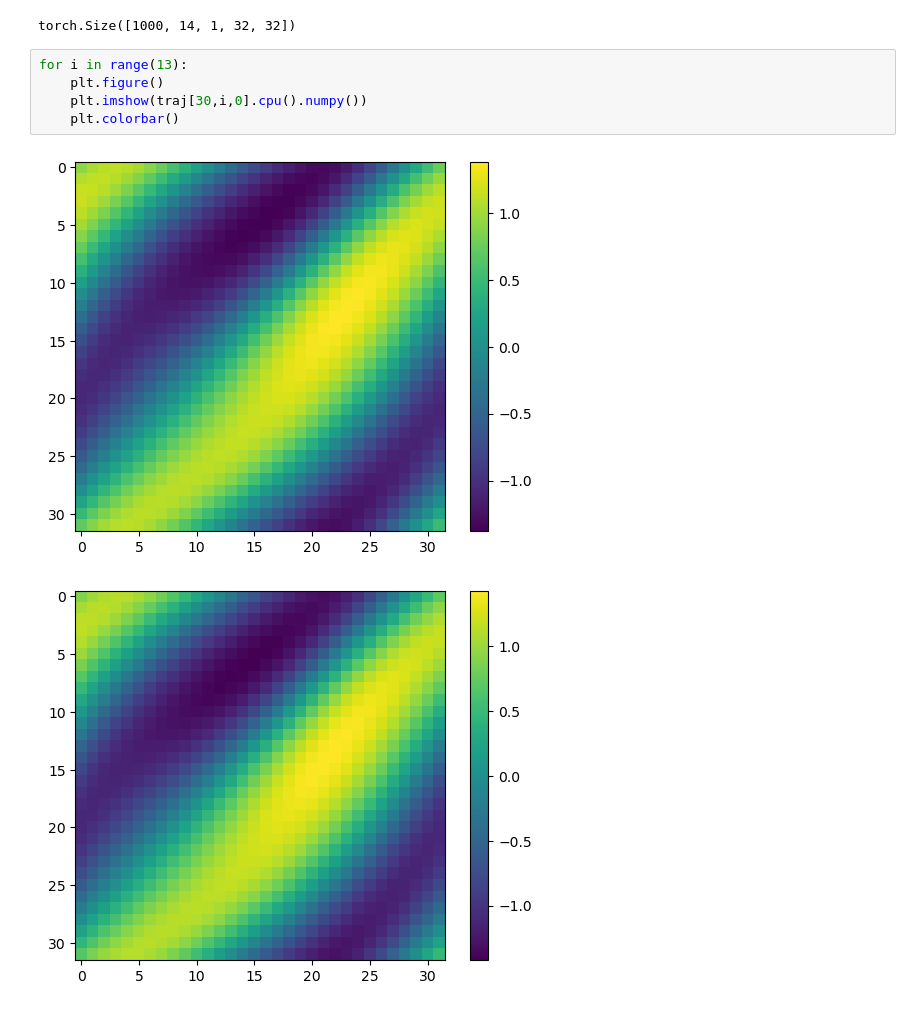
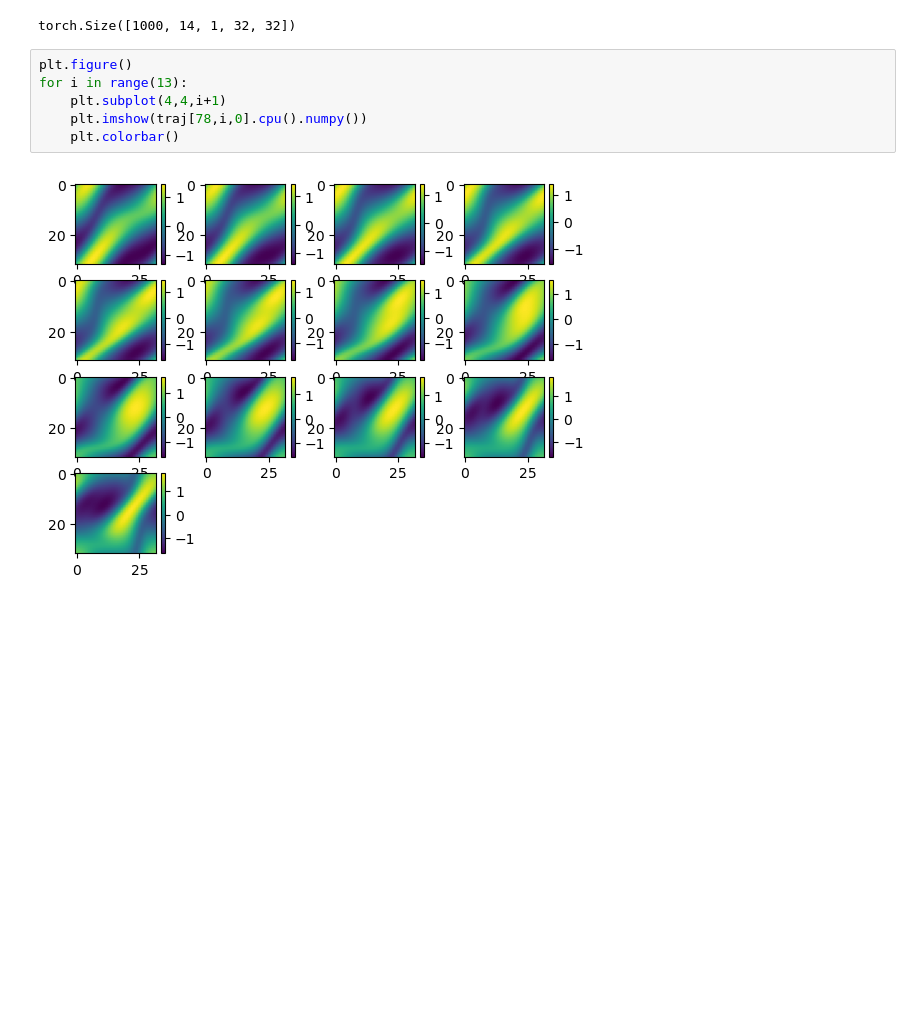
Before and after one commit to yegonkim/stap, a Jupyter notebook: diversity_visualization_ns.ipynb, the cells around one changed output. Drawn from its saved outputs; the diff is of its cells as text; blank space fills up the shorter version.

```diff
--- a/diversity_visualization_ns.ipynb
+++ b/diversity_visualization_ns.ipynb
@@ -26,10 +26,10 @@ print(traj.shape)
 # %% [output]
 torch.Size([1000, 14, 1, 32, 32])
 # %%
+plt.figure()
 for i in range(13):
-    plt.figure()
-    plt.imshow(traj[30,i,0].cpu().numpy())
+    plt.subplot(4,4,i+1)
+    plt.imshow(traj[78,i,0].cpu().numpy())
     plt.colorbar()
 # %% [output]
-[figure, old version]
+[figure, new version]
-[figure, removed]
```
Also changed, not shown: parts of 2 cells of this notebook, 26 other files.
